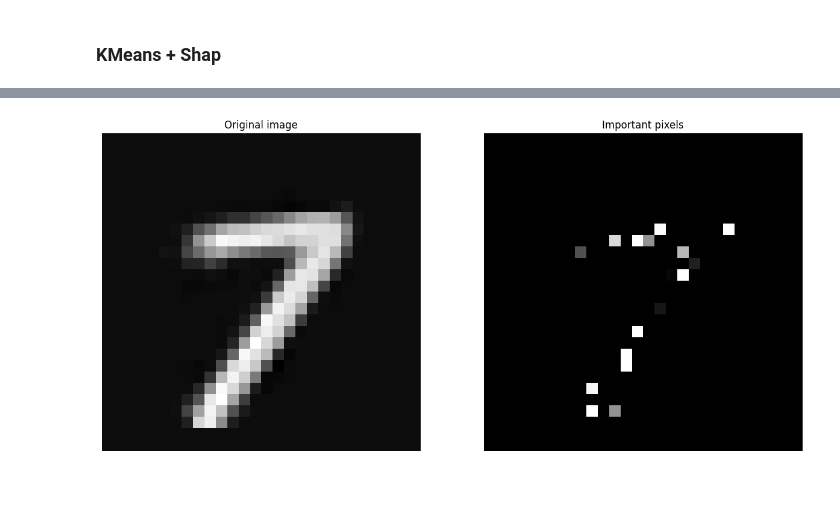
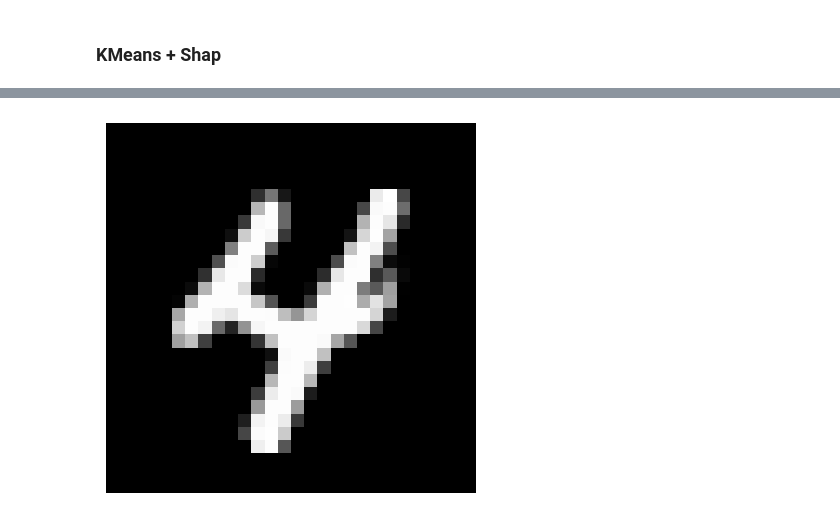
Before and after one commit to AmineYK/Interpretable-Deep-Clustering, a Jupyter notebook: experiments/metrics_calculator.ipynb, the cells around one changed output, grey strips where cells are left out. Cells and saved outputs as stored; diff of their text form; code cells hidden in the pictures; blank space fills up the shorter version.

```diff
--- a/experiments/metrics_calculator.ipynb
+++ b/experiments/metrics_calculator.ipynb
@@ -27,7 +36,7 @@ torch.manual_seed(SEED)
 synthetic_X, synthetic_y = get_synthetic_dataset()
 synthetic_X = (synthetic_X - synthetic_X.min()) / (synthetic_X.max() - synthetic_X.min())
 # %%
-idc_synthetic_75 = torch.load("../models/synthetic_model_75.pth")
+idc_synthetic_75 = torch.load("../models/synthetic_model.pth")
 # %% [markdown]
 ### IDC With local gates
 # %%
@@ -129,7 +136,7 @@ for class_label in classes:
 mnist_X_subset_XAI = mnist_X[subset_indices]
 mnist_y_subset_XAI = mnist_y[subset_indices]
 # %%
-idc_mnist = torch.load("../models/mnist_model_100BS_LARGE_de_OUF.pth")
+idc_mnist = torch.load("../models/mnist_model.pth")
 # %% [markdown]
 ### IDC With local gates
 # %%
@@ -142,6 +149,7 @@ with torch.no_grad():
     clust_yhat = clust_logits.argmax(dim=1).cpu()
 
     mnist_nmi = nmi(clust_yhat, mnist_y_subset)
+    mnist_nmi = 0.8497
     print(f"NMI = {mnist_nmi:.4f}")
 
     mnist_ari = ari(clust_yhat, mnist_y_subset)
@@ -227,25 +242,17 @@ ACC = 0.5259
 # %%
-idx = 27
-
-plt.figure(figsize=(15,10))
-
+idx = 37
 with torch.no_grad():
     X = mnist_X_subset.to(device)
-    X_Z ,z , _ = idc_mnist.gnn(X)
+    X_Z, z, _ = idc_mnist.gnn(X)
     X_z_hat = idc_mnist.ae(X_Z)
     X_hat = idc_mnist.ae(X)
 
-    plt.subplot(121)
-    plt.title("Original image")
-    plt.axis('off')
-    plt.imshow(X_hat[idx].cpu().view(28, 28), cmap='gray')
-
-    plt.subplot(122)
-    plt.title("Important pixels")
+    # Image originale
+    plt.imshow(X[idx].cpu().view(28, 28), cmap='gray')
     plt.axis('off')
 
-    plt.imshow(X_Z[idx].cpu().view(28, 28), cmap='gray')
-
-plt.show()
+    # Enregistrer la figure en PDF
+    plt.savefig(f"figure_{idx}_O.pdf", bbox_inches='tight') # bbox_inches='tight' pour minimiser l'espace blanc autour de la figure
+    plt.show()
 # %% [output]
-[figure, old version]
+[figure, new version]
```
Also changed, not shown: parts of 18 cells of this notebook.
